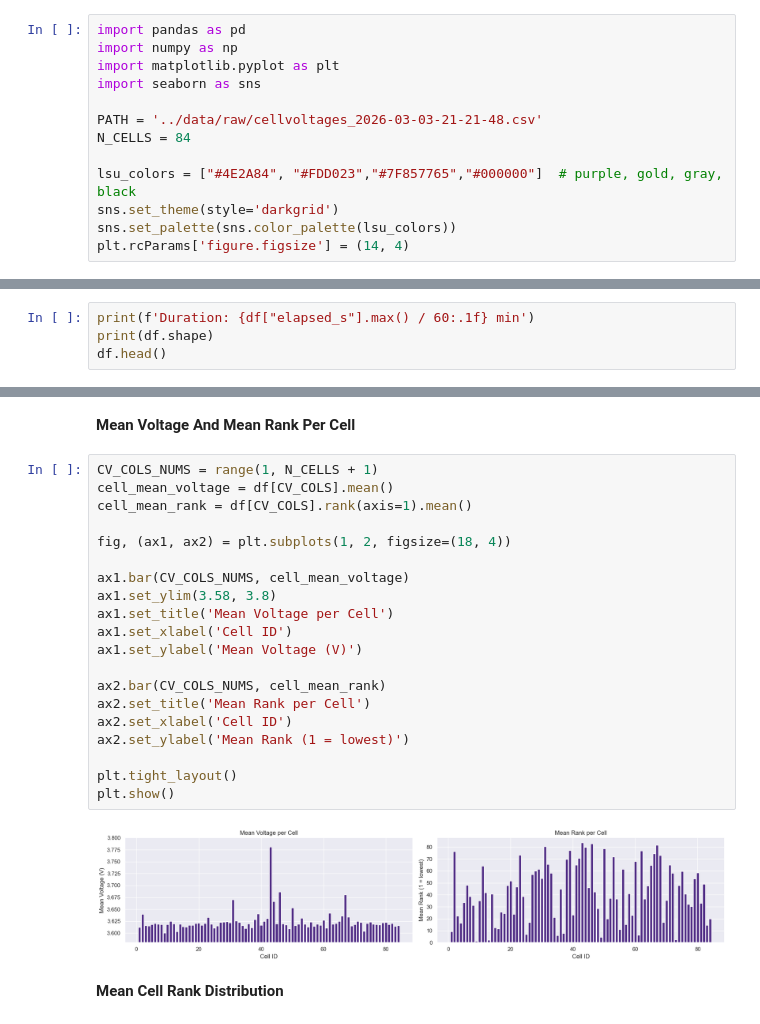
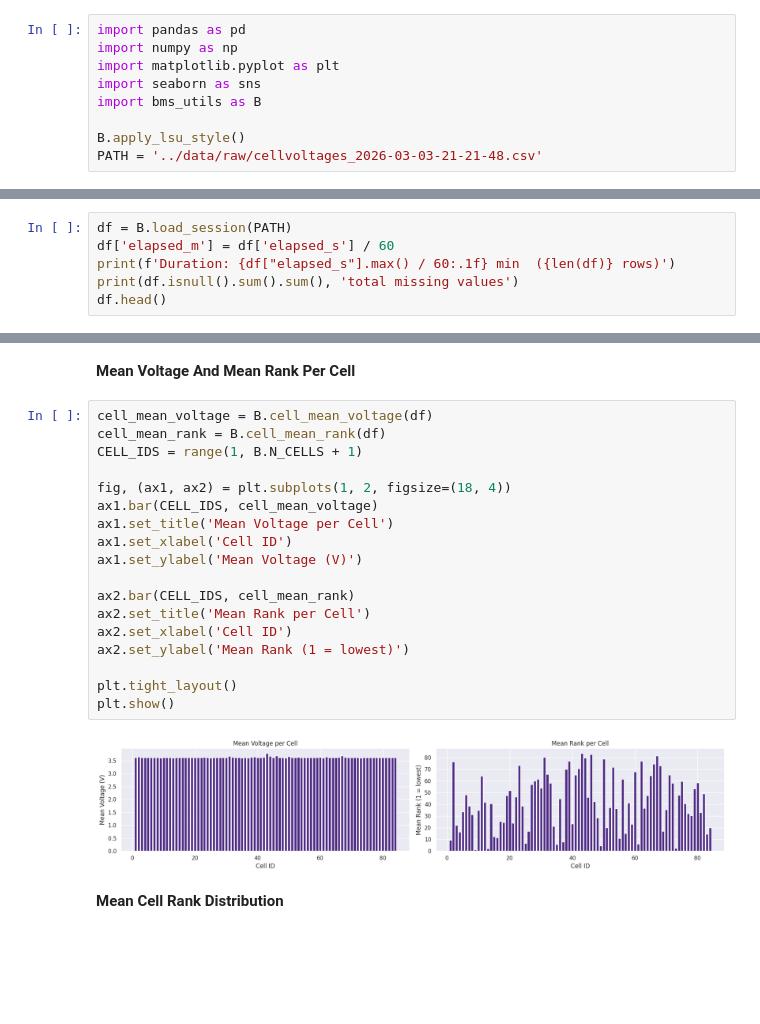
Before and after one commit to cordialApple/tiger-racing-bms-analysis, a Jupyter notebook: notebooks/session_2026-03-03.ipynb, the cells around one changed output, grey strips where cells are left out. Saved outputs shown, nothing was run; the diff lists cells and outputs as text; blank space fills up the shorter version.

```diff
--- a/notebooks/session_2026-03-03.ipynb
+++ b/notebooks/session_2026-03-03.ipynb
@@ -11,11 +12,7 @@ import pandas as pd
 import numpy as np
 import matplotlib.pyplot as plt
 import seaborn as sns
+import bms_utils as B
 
+B.apply_lsu_style()
 PATH = '../data/raw/cellvoltages_2026-03-03-21-21-48.csv'
-N_CELLS = 84
-
-lsu_colors = ["#4E2A84", "#FDD023","#7F857765","#000000"]  # purple, gold, gray, black
-sns.set_theme(style='darkgrid')
-sns.set_palette(sns.color_palette(lsu_colors))
-plt.rcParams['figure.figsize'] = (14, 4)
@@ -51,5 +21,7 @@ print(df.isnull().sum().sum(), 'total missing values')
 # %%
-print(f'Duration: {df["elapsed_s"].max() / 60:.1f} min')
-print(df.shape)
+df = B.load_session(PATH)
+df['elapsed_m'] = df['elapsed_s'] / 60
+print(f'Duration: {df["elapsed_s"].max() / 60:.1f} min  ({len(df)} rows)')
+print(df.isnull().sum().sum(), 'total missing values')
 df.head()
 # %% [output]
@@ -96,27 +65,25 @@ Text(0.5, 0, 'Elapsed time (min)')
 # %% [markdown]
 **Mean Voltage And Mean Rank Per Cell**
 # %%
-CV_COLS_NUMS = range(1, N_CELLS + 1)
-cell_mean_voltage = df[CV_COLS].mean()
-cell_mean_rank = df[CV_COLS].rank(axis=1).mean()
+cell_mean_voltage = B.cell_mean_voltage(df)
+cell_mean_rank = B.cell_mean_rank(df)
+CELL_IDS = range(1, B.N_CELLS + 1)
 
 fig, (ax1, ax2) = plt.subplots(1, 2, figsize=(18, 4))
-
-ax1.bar(CV_COLS_NUMS, cell_mean_voltage)
-ax1.set_ylim(3.58, 3.8)
+ax1.bar(CELL_IDS, cell_mean_voltage)
 ax1.set_title('Mean Voltage per Cell')
 ax1.set_xlabel('Cell ID')
 ax1.set_ylabel('Mean Voltage (V)')
 
-ax2.bar(CV_COLS_NUMS, cell_mean_rank)
+ax2.bar(CELL_IDS, cell_mean_rank)
 ax2.set_title('Mean Rank per Cell')
 ax2.set_xlabel('Cell ID')
 ax2.set_ylabel('Mean Rank (1 = lowest)')
 
 plt.tight_layout()
 plt.show()
 # %% [output]
-[figure, old version]
+[figure, new version]
 # %% [markdown]
 **Mean Cell Rank Distribution**
 # %%
```
Also changed, not shown: parts of 15 cells of this notebook, 6 other files.
